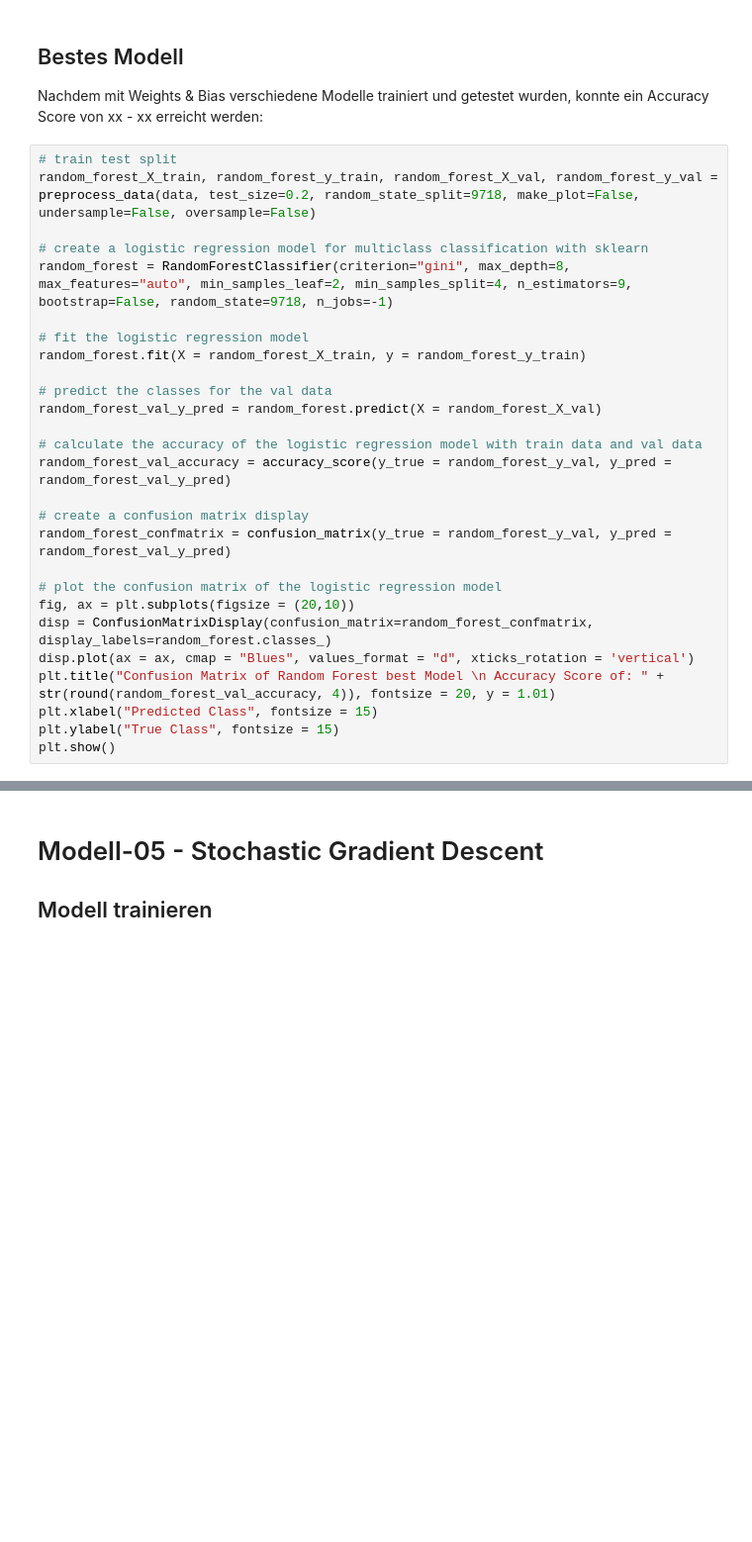
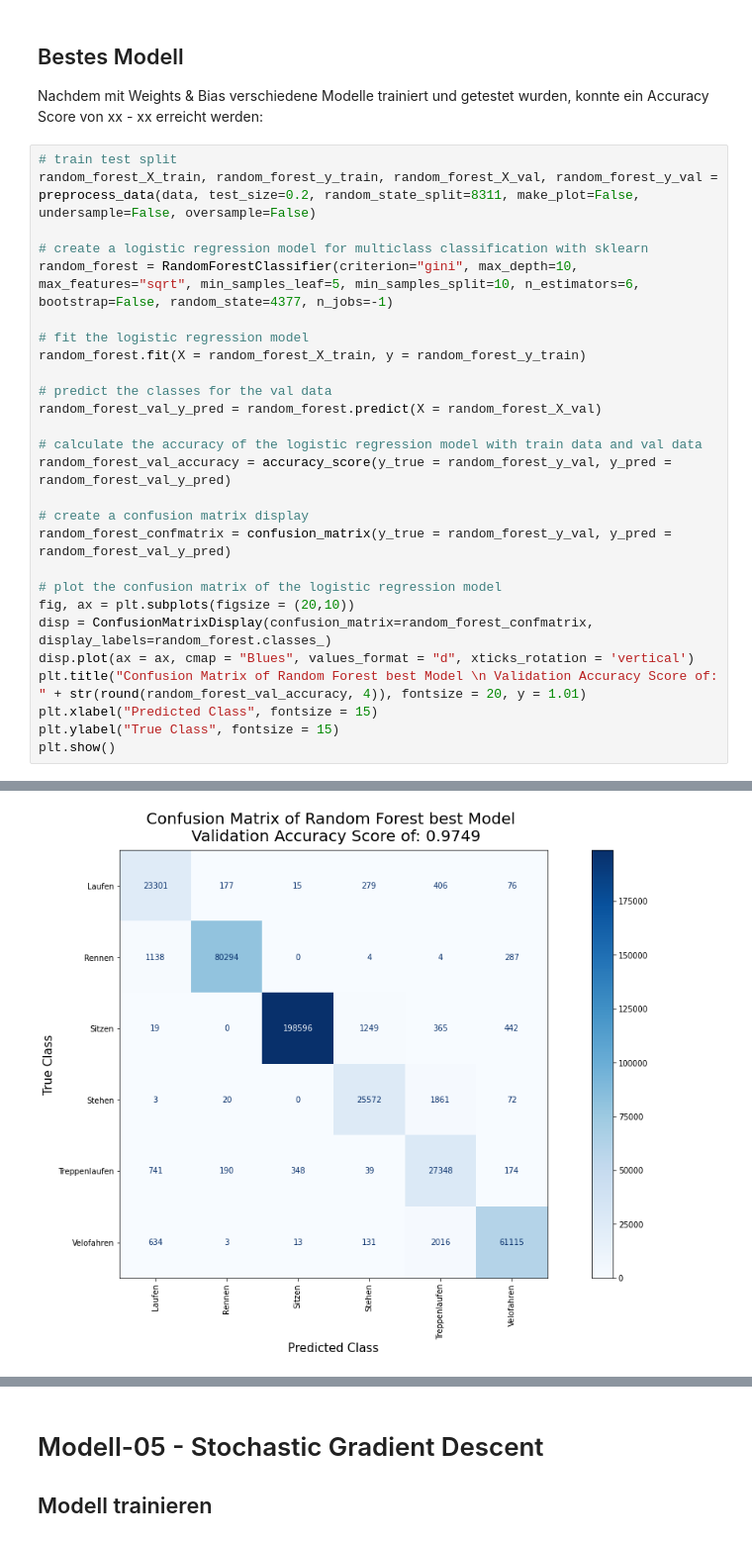
Before and after one commit to CDL1-Sensor/Sensor-Klassifikation-ohne-Deep-Learning, a Jupyter notebook: ML-Modelle.ipynb, the cells around one changed output, grey strips where cells are left out. Shown at 99% size. Saved outputs shown, nothing was run; the diff lists cells and outputs as text; blank space fills up the shorter version.

```diff
--- a/ML-Modelle.ipynb
+++ b/ML-Modelle.ipynb
@@ -575,10 +668,10 @@ wandb.finish()
 Nachdem mit Weights & Bias verschiedene Modelle trainiert und getestet wurden, konnte ein Accuracy Score von xx - xx erreicht werden:
 # %%
 # train test split
-random_forest_X_train, random_forest_y_train, random_forest_X_val, random_forest_y_val = preprocess_data(data, test_size=0.2, random_state_split=9718, make_plot=False, undersample=False, oversample=False)
+random_forest_X_train, random_forest_y_train, random_forest_X_val, random_forest_y_val = preprocess_data(data, test_size=0.2, random_state_split=8311, make_plot=False, undersample=False, oversample=False)
 
 # create a logistic regression model for multiclass classification with sklearn
-random_forest = RandomForestClassifier(criterion="gini", max_depth=8, max_features="auto", min_samples_leaf=2, min_samples_split=4, n_estimators=9, bootstrap=False, random_state=9718, n_jobs=-1)
+random_forest = RandomForestClassifier(criterion="gini", max_depth=10, max_features="sqrt", min_samples_leaf=5, min_samples_split=10, n_estimators=6, bootstrap=False, random_state=4377, n_jobs=-1)
 
 # fit the logistic regression model
 random_forest.fit(X = random_forest_X_train, y = random_forest_y_train)
@@ -596,7 +689,8 @@ random_forest_confmatrix = confusion_matrix(y_true = random_forest_y_val, y_pred
 fig, ax = plt.subplots(figsize = (20,10))
 disp = ConfusionMatrixDisplay(confusion_matrix=random_forest_confmatrix, display_labels=random_forest.classes_)
 disp.plot(ax = ax, cmap = "Blues", values_format = "d", xticks_rotation = 'vertical')
-plt.title("Confusion Matrix of Random Forest best Model \n Accuracy Score of: " + str(round(random_forest_val_accuracy, 4)), fontsize = 20, y = 1.01)
+plt.title("Confusion Matrix of Random Forest best Model \n Validation Accuracy Score of: " + str(round(random_forest_val_accuracy, 4)), fontsize = 20, y = 1.01)
 plt.xlabel("Predicted Class", fontsize = 15)
 plt.ylabel("True Class", fontsize = 15)
 plt.show()
+# %% [output]
@@ -603 +698,2 @@ plt.show()
+[figure, added]
 # %% [markdown]
```
Also changed, not shown: parts of 22 cells of this notebook.
